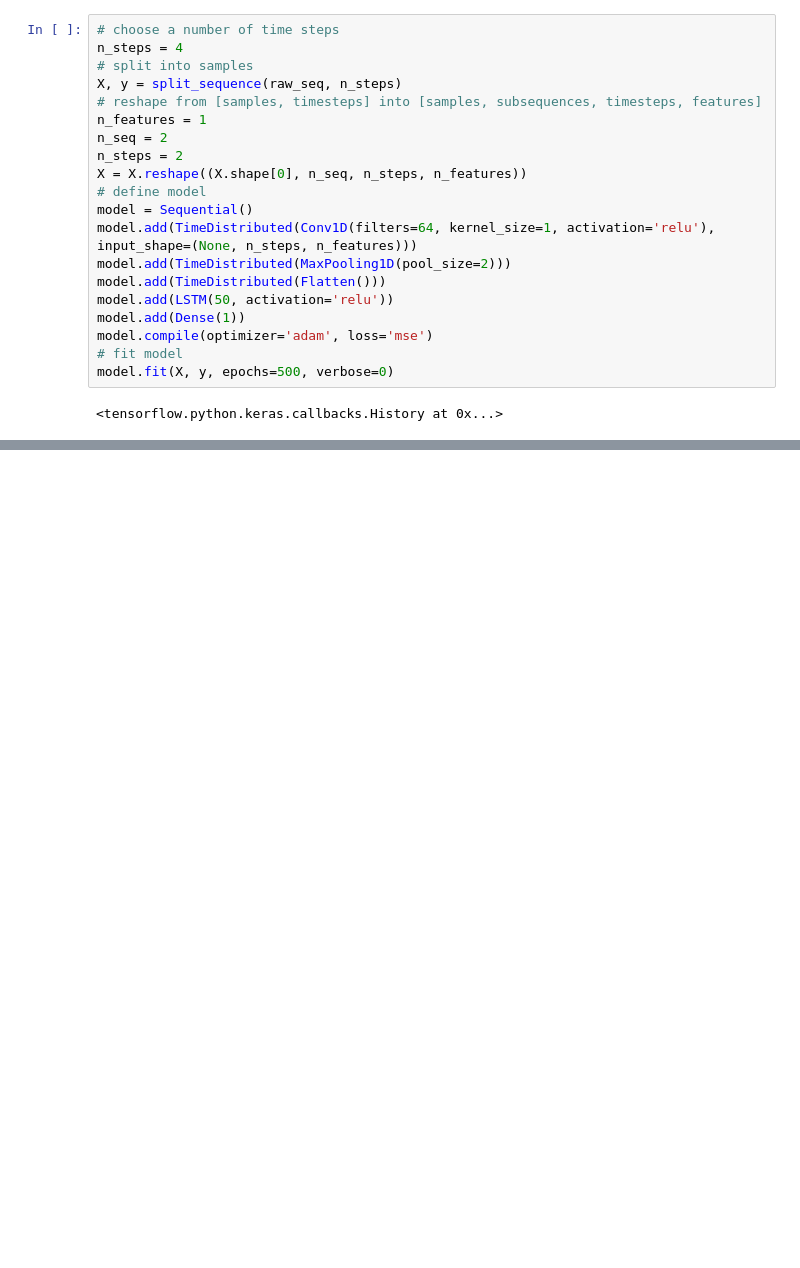
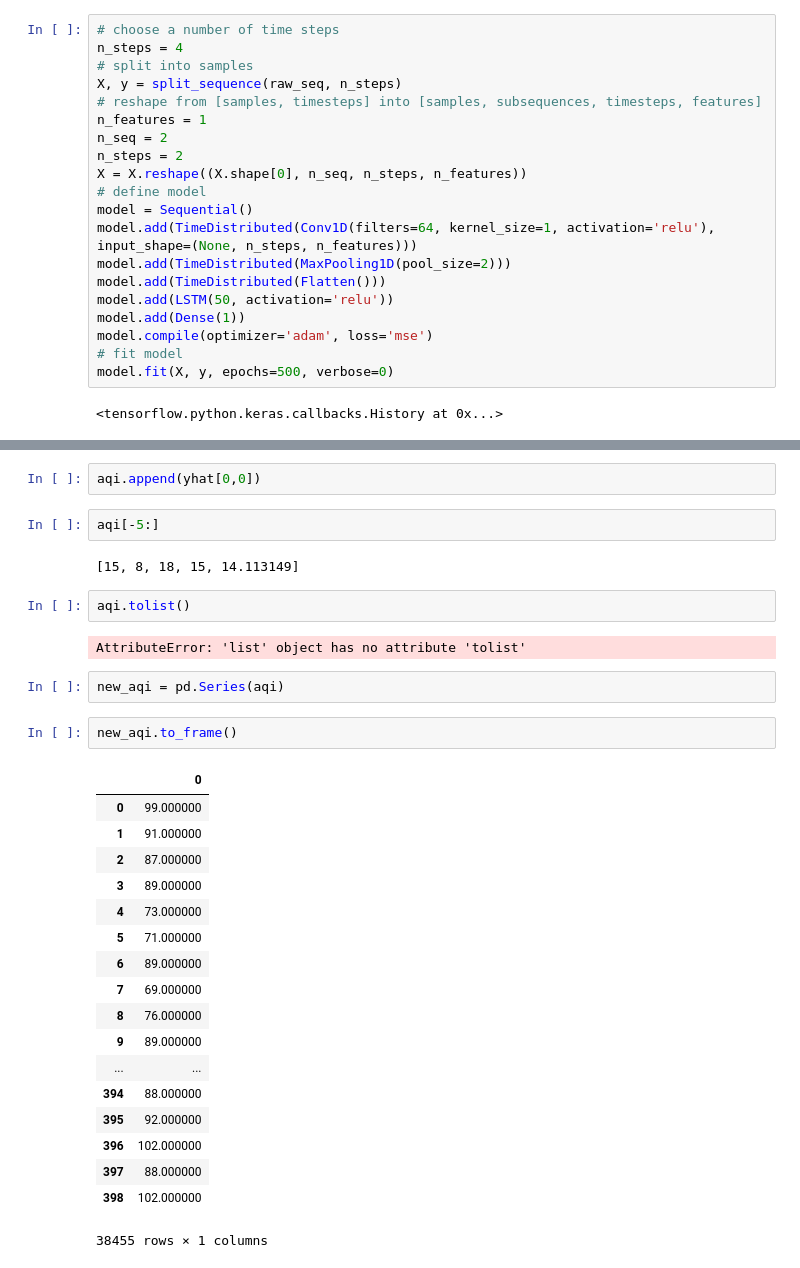
Before and after one commit to codeupada1/san-antonio-datathon-2019, a Jupyter notebook: dd-aqi.ipynb, the cells around one changed output, grey strips where cells are left out. Cells and saved outputs as stored; diff of their text form; blank space fills up the shorter version.

```diff
--- a/dd-aqi.ipynb
+++ b/dd-aqi.ipynb
@@ -361,0 +362,33 @@ print(yhat)
+# %%
+aqi.append(yhat[0,0])
+# %%
+aqi[-5:]
+# %% [output]
+[15, 8, 18, 15, 14.113149]
+# %%
+aqi.tolist()
+# %% [output]
+AttributeError: 'list' object has no attribute 'tolist'
+# %%
+new_aqi = pd.Series(aqi)
+# %%
+new_aqi.to_frame()
+# %% [output]
+|  | 0 |
+| 0 | 99.000000 |
+| 1 | 91.000000 |
+| 2 | 87.000000 |
+| 3 | 89.000000 |
+| 4 | 73.000000 |
+| 5 | 71.000000 |
+| 6 | 89.000000 |
+| 7 | 69.000000 |
+| 8 | 76.000000 |
+| 9 | 89.000000 |
+| ... | ... |
+| 394 | 88.000000 |
+| 395 | 92.000000 |
+| 396 | 102.000000 |
+| 397 | 88.000000 |
+| 398 | 102.000000 |
+38455 rows × 1 columns
```
Also changed, not shown: parts of 4 cells of this notebook, 2 other files.
